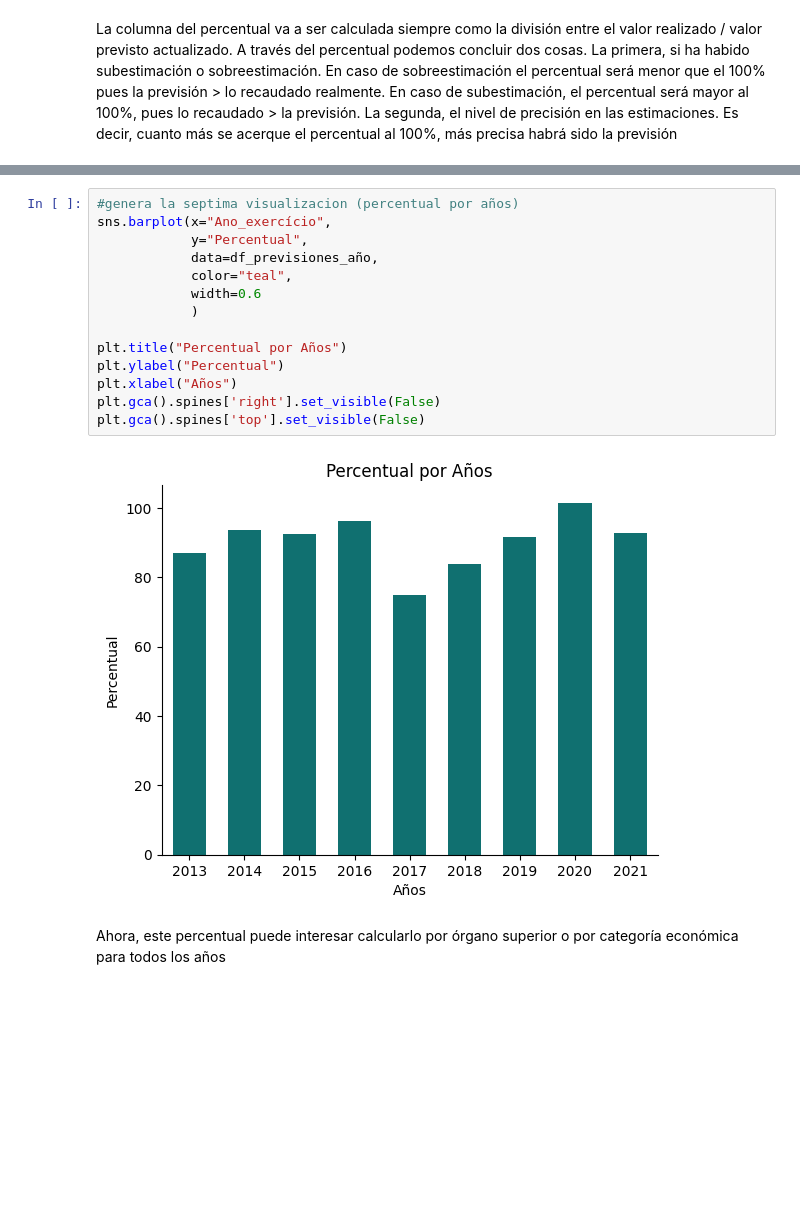
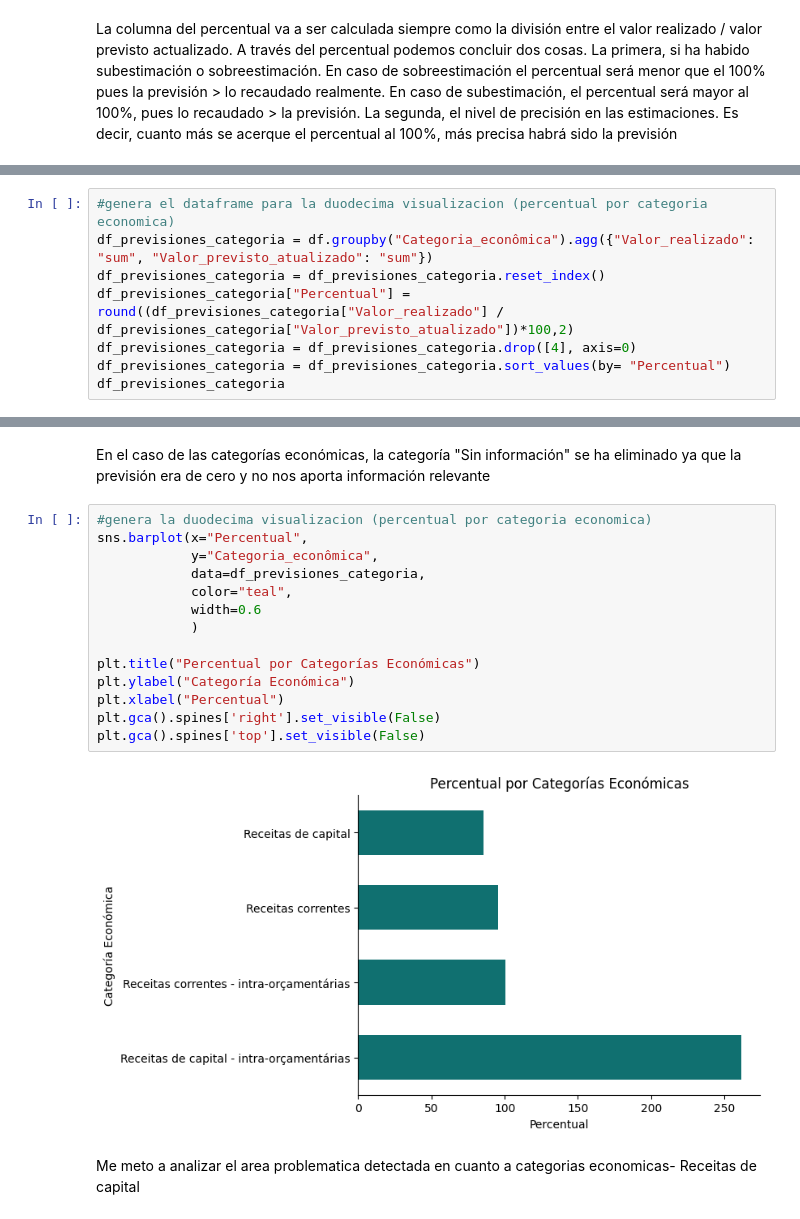
Before and after one commit to raquelscv/Proyecto2-AnalisisPandas, a Jupyter notebook: Analisis_Ingresos_Brasil.ipynb, the cells around one changed output, grey strips where cells are left out. Drawn from its saved outputs; the diff is of its cells as text; blank space fills up the shorter version.

Commit message:
Continuacion visualizaciones analisis previstos vs recaudados

```diff
--- a/Analisis_Ingresos_Brasil.ipynb
+++ b/Analisis_Ingresos_Brasil.ipynb
@@ -419,0 +568,8 @@ La columna del percentual va a ser calculada siempre como la división entre el
+# %%
+#genera el dataframe para la duodecima visualizacion (percentual por categoria economica)
+df_previsiones_categoria = df.groupby("Categoria_econômica").agg({"Valor_realizado": "sum", "Valor_previsto_atualizado": "sum"})
+df_previsiones_categoria = df_previsiones_categoria.reset_index()
+df_previsiones_categoria["Percentual"] = round((df_previsiones_categoria["Valor_realizado"] / df_previsiones_categoria["Valor_previsto_atualizado"])*100,2)
+df_previsiones_categoria = df_previsiones_categoria.drop([4], axis=0)
+df_previsiones_categoria = df_previsiones_categoria.sort_values(by= "Percentual")
+df_previsiones_categoria
@@ -420,18 +582,20 @@ La columna del percentual va a ser calculada siempre como la división entre el
+# %% [markdown]
+En el caso de las categorías económicas, la categoría "Sin información" se ha eliminado ya que la previsión era de cero y no nos aporta información relevante
 # %%
-#genera la septima visualizacion (percentual por años)
-sns.barplot(x="Ano_exercício",
-            y="Percentual",
-            data=df_previsiones_año,
+#genera la duodecima visualizacion (percentual por categoria economica)
+sns.barplot(x="Percentual",
+            y="Categoria_econômica",
+            data=df_previsiones_categoria,
             color="teal",
             width=0.6
             )
 
-plt.title("Percentual por Años")
-plt.ylabel("Percentual")
-plt.xlabel("Años")
+plt.title("Percentual por Categorías Económicas")
+plt.ylabel("Categoría Económica")
+plt.xlabel("Percentual")
 plt.gca().spines['right'].set_visible(False)
 plt.gca().spines['top'].set_visible(False)
 # %% [output]
-[figure, old version]
+[figure, new version]
-# %% [markdown]
-Ahora, este percentual puede interesar calcularlo por órgano superior o por categoría económica para todos los años
+# %% [markdown]
+Me meto a analizar el area problematica detectada en cuanto a categorias economicas- Receitas de capital
```
Also changed, not shown: parts of 33 cells of this notebook.
